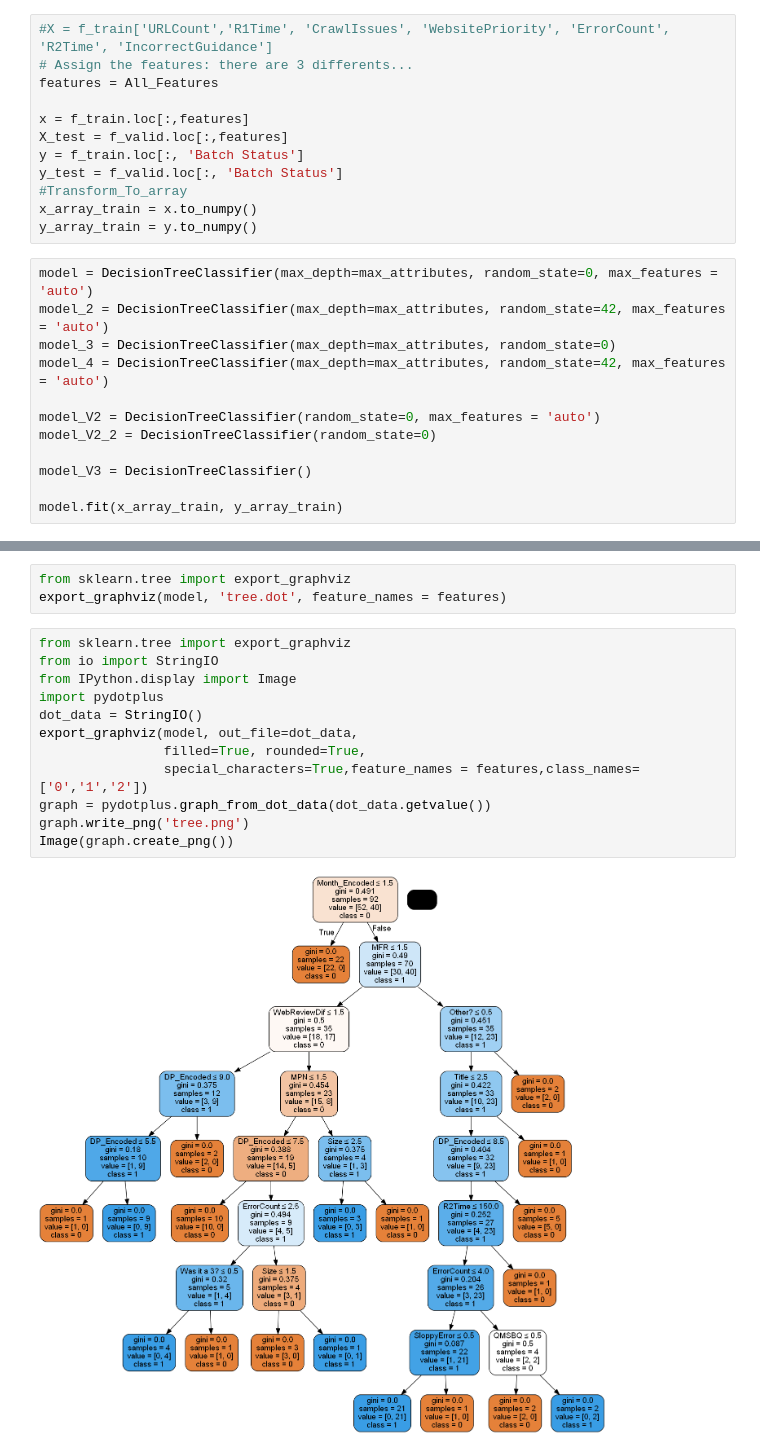
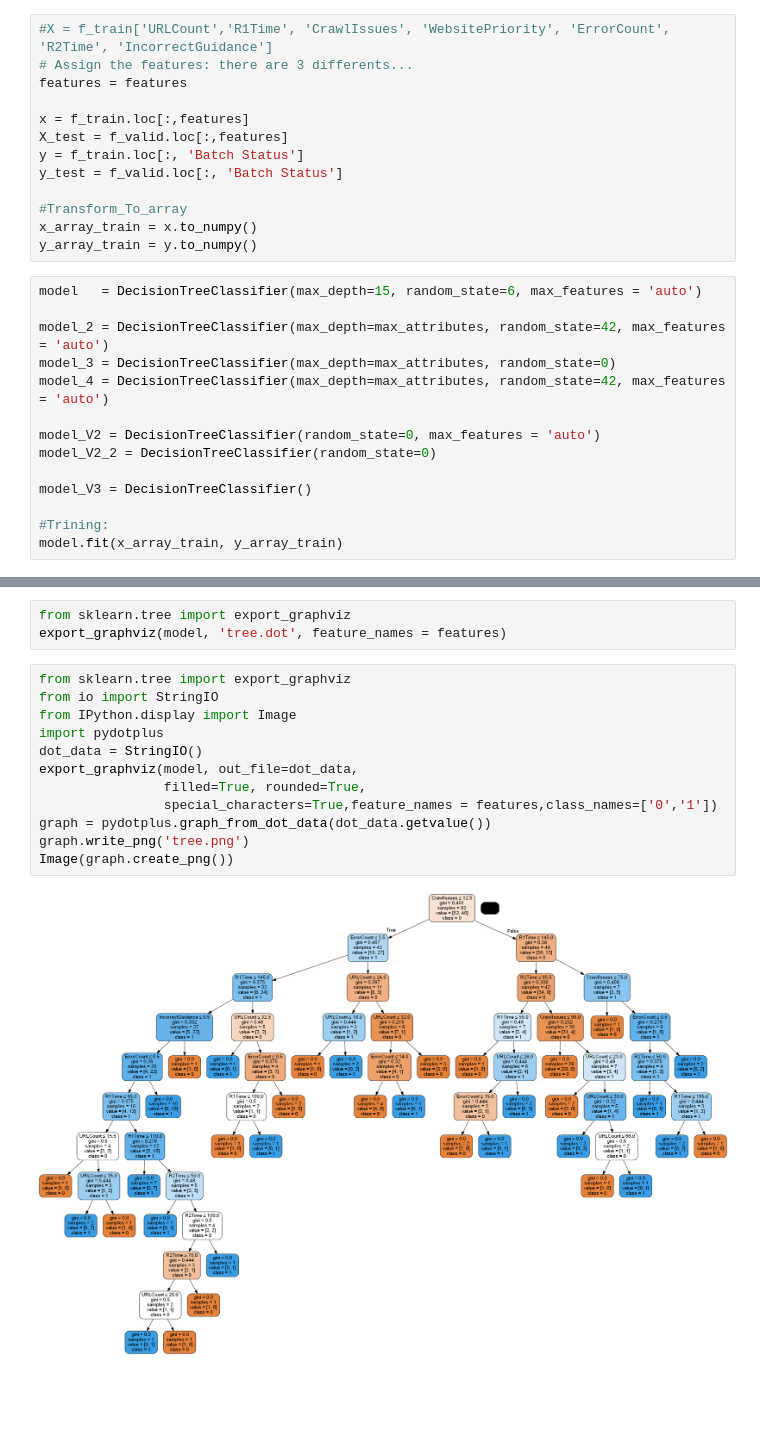
Before and after one commit to Yumil22/Curso_Python, a Jupyter notebook: DecisionTree_DataBase.ipynb, the cells around one changed output, grey strips where cells are left out. Cells and saved outputs as stored; diff of their text form; blank space fills up the shorter version.

Commit message:
Decision tree class

```diff
--- a/DecisionTree_DataBase.ipynb
+++ b/DecisionTree_DataBase.ipynb
@@ -115,17 +90,19 @@ f_valid = data_base[round(len(data_base)*0.7):]
 # %%
 #X = f_train['URLCount','R1Time', 'CrawlIssues', 'WebsitePriority', 'ErrorCount', 'R2Time', 'IncorrectGuidance']
 # Assign the features: there are 3 differents...
-features = All_Features
+features = features
 
 x = f_train.loc[:,features]
 X_test = f_valid.loc[:,features]
 y = f_train.loc[:, 'Batch Status']
 y_test = f_valid.loc[:, 'Batch Status']
+
 #Transform_To_array
 x_array_train = x.to_numpy()
 y_array_train = y.to_numpy()
 # %%
-model = DecisionTreeClassifier(max_depth=max_attributes, random_state=0, max_features = 'auto')
+model   = DecisionTreeClassifier(max_depth=15, random_state=6, max_features = 'auto')
+
 model_2 = DecisionTreeClassifier(max_depth=max_attributes, random_state=42, max_features = 'auto')
 model_3 = DecisionTreeClassifier(max_depth=max_attributes, random_state=0)
 model_4 = DecisionTreeClassifier(max_depth=max_attributes, random_state=42, max_features = 'auto')
@@ -135,5 +112,6 @@ model_V2_2 = DecisionTreeClassifier(random_state=0)
 
 model_V3 = DecisionTreeClassifier()
 
+#Trining:
 model.fit(x_array_train, y_array_train)
 # %% [output]
@@ -155,14 +132,14 @@ export_graphviz(model, 'tree.dot', feature_names = features)
 # %%
 from sklearn.tree import export_graphviz
 from io import StringIO
 from IPython.display import Image
 import pydotplus
 dot_data = StringIO()
 export_graphviz(model, out_file=dot_data,
                 filled=True, rounded=True,
-                special_characters=True,feature_names = features,class_names=['0','1','2'])
+                special_characters=True,feature_names = features,class_names=['0','1'])
 graph = pydotplus.graph_from_dot_data(dot_data.getvalue())
 graph.write_png('tree.png')
 Image(graph.create_png())
 # %% [output]
-[figure, old version]
+[figure, new version]
```
Also changed, not shown: parts of 4 cells of this notebook, 2 other files.
